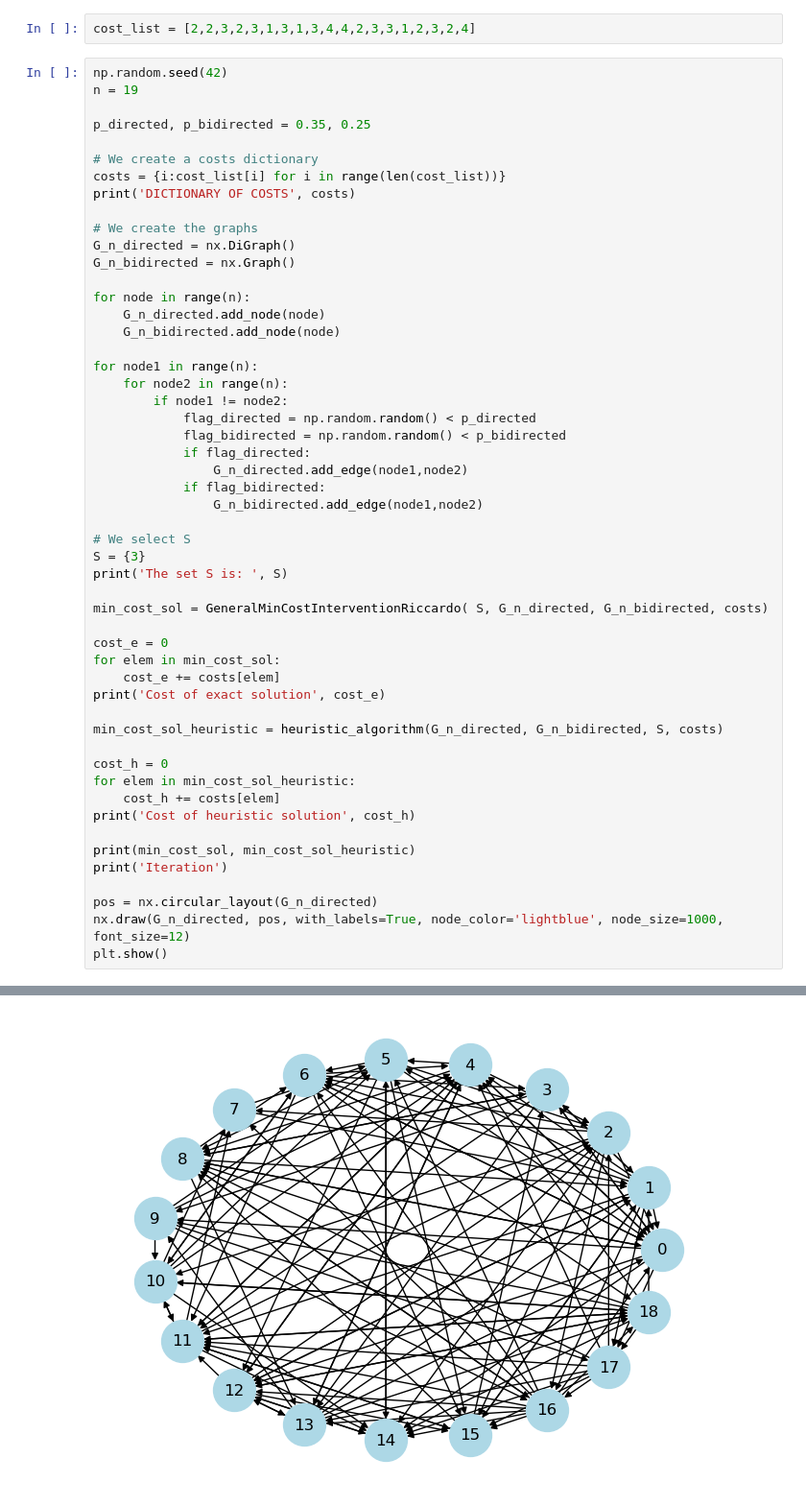
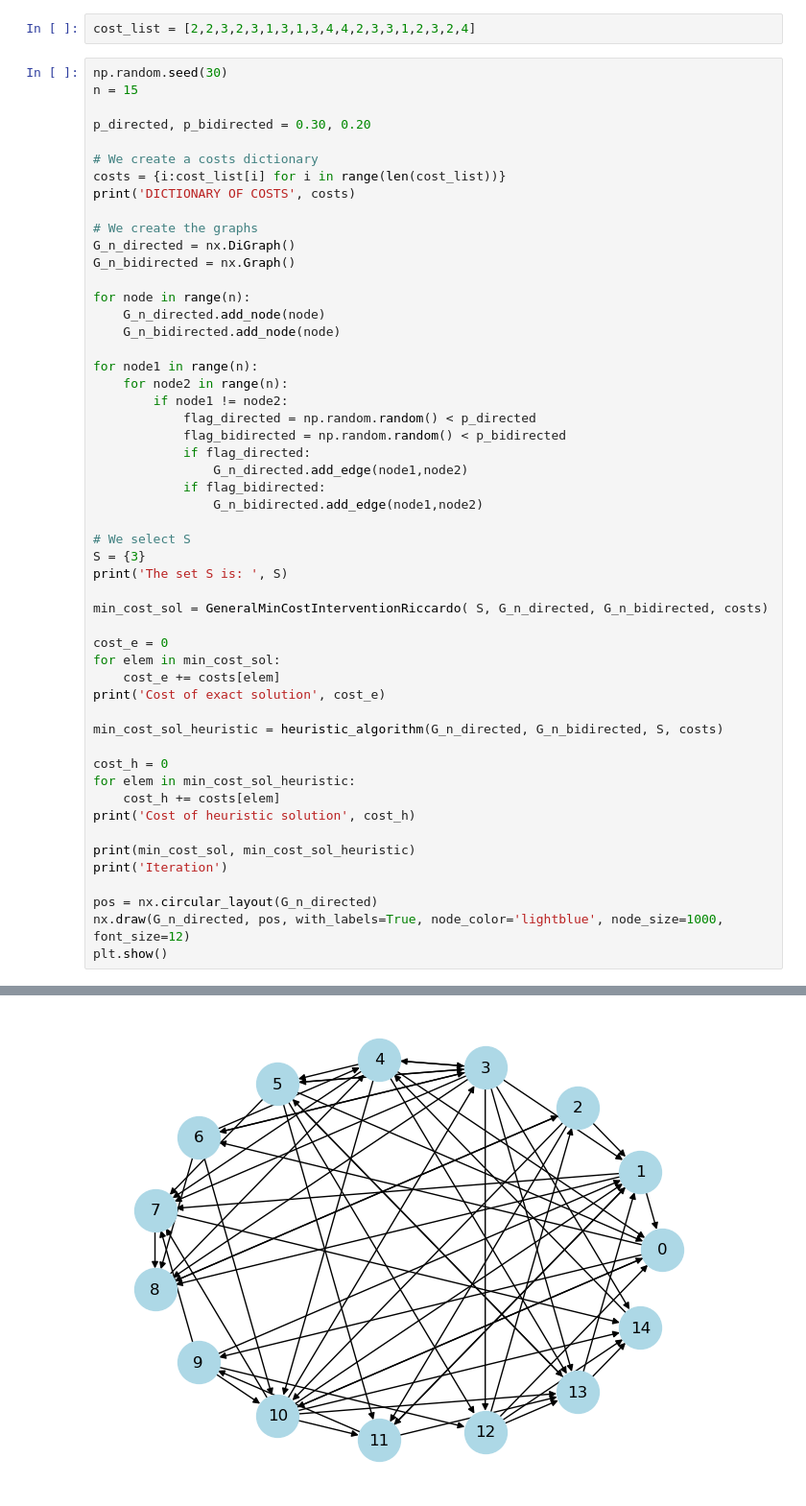
Before and after one commit to FedericoDiGennaro/Causal-Inference-Project, a Jupyter notebook: Task2.ipynb, the cells around one changed output, grey strips where cells are left out. Shown at 96% size. Saved outputs shown, nothing was run; the diff lists cells and outputs as text.

```diff
--- a/Task2.ipynb
+++ b/Task2.ipynb
@@ -180,10 +180,10 @@ plt.show()
 # %%
 cost_list = [2,2,3,2,3,1,3,1,3,4,4,2,3,3,1,2,3,2,4]
 # %%
-np.random.seed(42)
-n = 19
+np.random.seed(30)
+n = 15
 
-p_directed, p_bidirected = 0.35, 0.25
+p_directed, p_bidirected = 0.30, 0.20
 
 # We create a costs dictionary
 costs = {i:cost_list[i] for i in range(len(cost_list))}
@@ -240,2 +240,2 @@ Cost of heuristic solution 12
 Iteration
-[figure, old version]
+[figure, new version]
```
Also changed, not shown: parts of 1 cell of this notebook.
